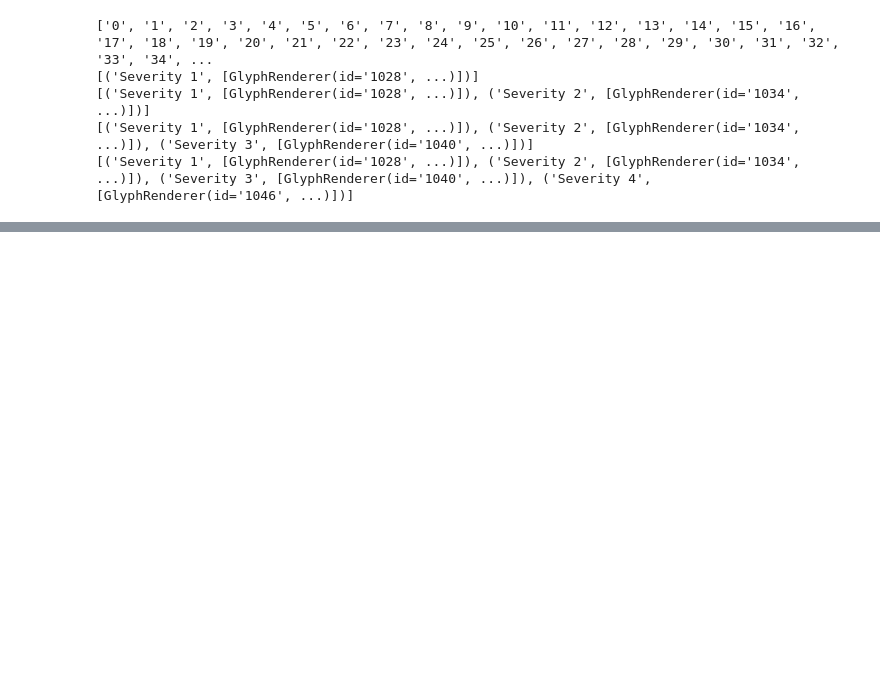
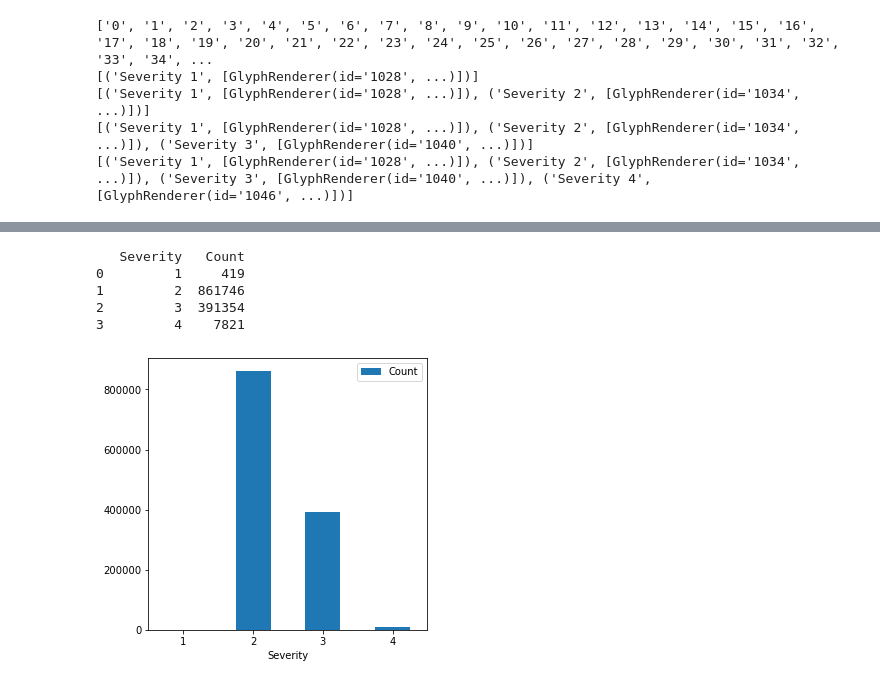
Before and after one commit to bahtman/socialdata, a Jupyter notebook: SocialDataProject.ipynb, the cells around one changed output, grey strips where cells are left out. Cells and saved outputs as stored; diff of their text form; code cells hidden in the pictures; blank space fills up the shorter version.

```diff
--- a/SocialDataProject.ipynb
+++ b/SocialDataProject.ipynb
@@ -31,7 +31,7 @@ Next we mount our google drive where we have uploaded the data.
 From here we can load the data using pandas.
 # %%
 #data = pd.read_csv("/content/drive/MyDrive/US_Accidents_Dec20.csv")
-data = pd.read_csv("data/US_Accidents_Dec20.csv")
+data = pd.read_csv("data/CleanedData.csv")
 # %% [markdown]
 A view of the data:
 # %%
@@ -149,3 +149,18 @@ GroupedDataHyp['normalized'] = GroupedDataHyp['Count'].div(GroupedDataHyp['popul
 print(GroupedDataHyp.head())
 # %%
 ax = GroupedDataHyp.plot.bar(x ='State',y='normalized', rot=0, figsize = [15, 10])
+# %%
+### Vil lave et plot hvor man kan ændre i vejr data og så få fordelingen af de forskellige severities:
+GroupedDataServerity = data.groupby(['Severity']).count()
+GroupedDataServerity = GroupedDataServerity.iloc[:,0].reset_index(name='Count')
+#GroupedDataServerity = GroupedData.pivot(index='State', columns='Severity',values='Count')
+
+ax = GroupedDataServerity.plot.bar(x ='Severity',y='Count', rot=0, figsize = [5,5])
+print(GroupedDataServerity)
+# %% [output]
+   Severity   Count
+0         1     419
+1         2  861746
+2         3  391354
+3         4    7821
+[figure, added]
```
